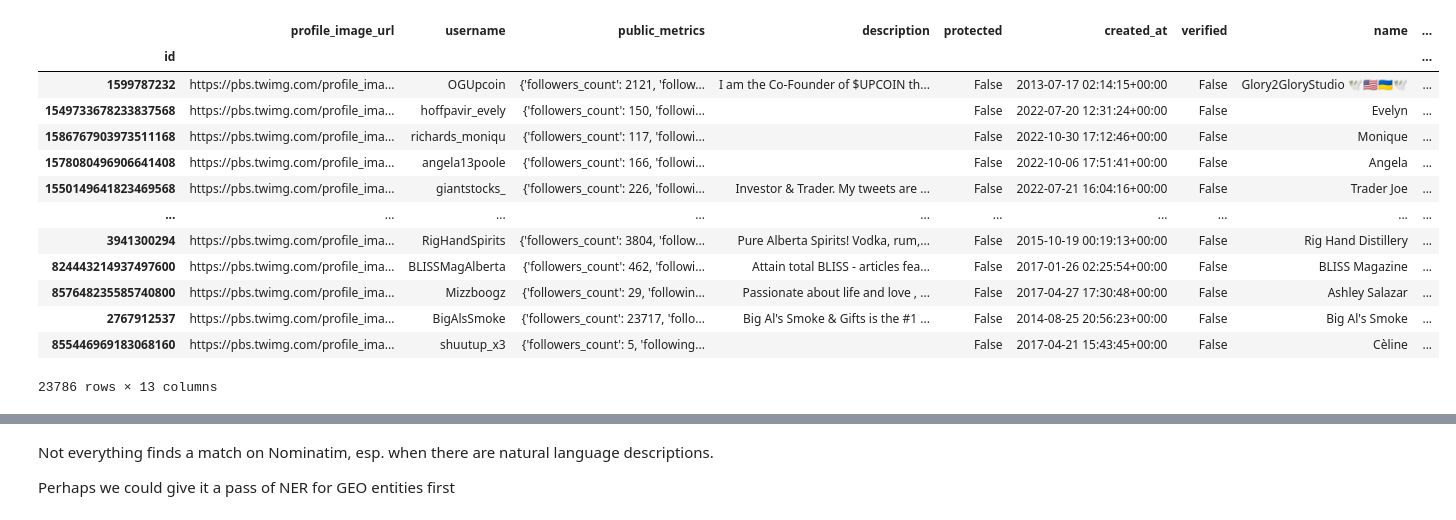
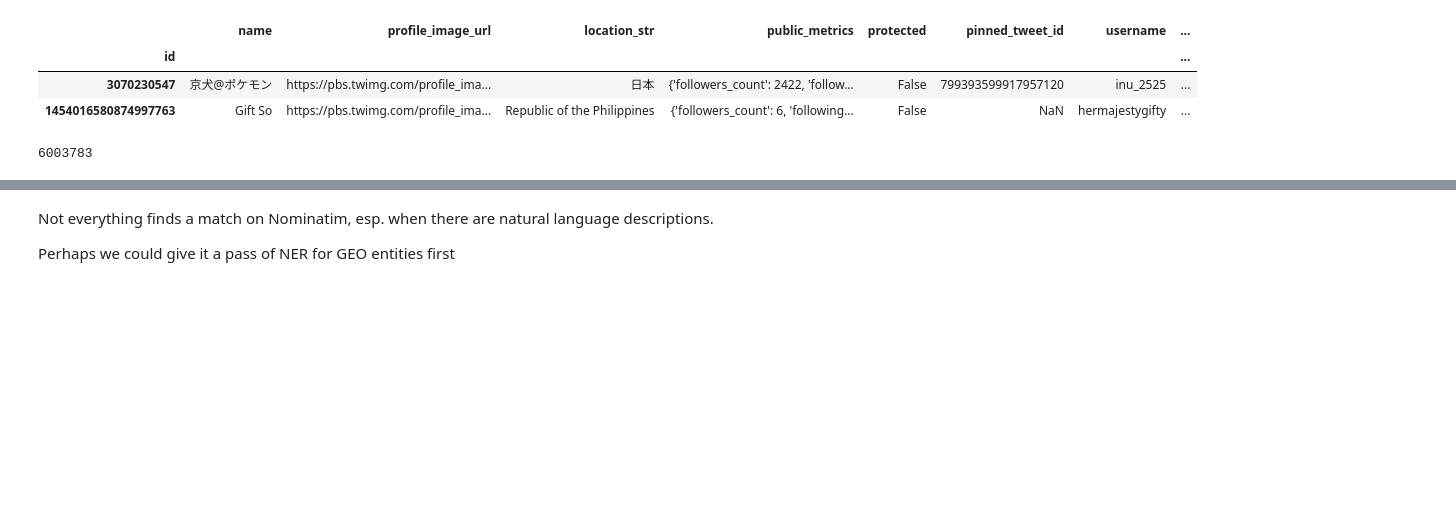
Before and after one commit to hide-ous/twitter_polls, a Jupyter notebook: geocode_from_bios.ipynb, the cells around one changed output, grey strips where cells are left out. Cells and saved outputs as stored; diff of their text form; code cells hidden in the pictures; blank space fills up the shorter version.

```diff
--- a/geocode_from_bios.ipynb
+++ b/geocode_from_bios.ipynb
@@ -79,0 +90,11 @@ users = read_locations(os.path.join(DATA_PATH, 'followers_rehydrated.jsonl'))
+# %%
+followers = list()
+with open('data/followers_rehydrated.jsonl') as f:
+    for l in f:
+        try:
+            followers.append(json.loads(l))
+        except:
+            print(f"can't parse {l.strip()}")
+# %%
+users = pd.DataFrame(followers).rename(columns={'location':'location_str'}
+                                     ).set_index('id').dropna(subset=['location_str'])
@@ -80,19 +103,9 @@ users = read_locations(os.path.join(DATA_PATH, 'followers_rehydrated.jsonl'))
 # %%
-users
+users.head(2)
 # %% [output]
-|  | profile_image_url | username | public_metrics | description | protected | created_at | verified | name | ... |
-| id |  |  |  |  |  |  |  |  | ... |
-| 1599787232 | https://pbs.twimg.com/profile_ima... | OGUpcoin | {'followers_count': 2121, 'follow... | I am the Co-Founder of $UPCOIN th... | False | 2013-07-17 02:14:15+00:00 | False | Glory2GloryStudio 🕊🇺🇸🇺🇦🕊 | ... |
-| 1549733678233837568 | https://pbs.twimg.com/profile_ima... | hoffpavir_evely | {'followers_count': 150, 'followi... |  | False | 2022-07-20 12:31:24+00:00 | False | Evelyn | ... |
-| 1586767903973511168 | https://pbs.twimg.com/profile_ima... | richards_moniqu | {'followers_count': 117, 'followi... |  | False | 2022-10-30 17:12:46+00:00 | False | Monique | ... |
-| 1578080496906641408 | https://pbs.twimg.com/profile_ima... | angela13poole | {'followers_count': 166, 'followi... |  | False | 2022-10-06 17:51:41+00:00 | False | Angela | ... |
-| 1550149641823469568 | https://pbs.twimg.com/profile_ima... | giantstocks_ | {'followers_count': 226, 'followi... | Investor & Trader. My tweets are ... | False | 2022-07-21 16:04:16+00:00 | False | Trader Joe | ... |
-| ... | ... | ... | ... | ... | ... | ... | ... | ... | ... |
-| 3941300294 | https://pbs.twimg.com/profile_ima... | RigHandSpirits | {'followers_count': 3804, 'follow... | Pure Alberta Spirits! Vodka, rum,... | False | 2015-10-19 00:19:13+00:00 | False | Rig Hand Distillery | ... |
-| 824443214937497600 | https://pbs.twimg.com/profile_ima... | BLISSMagAlberta | {'followers_count': 462, 'followi... | Attain total BLISS - articles fea... | False | 2017-01-26 02:25:54+00:00 | False | BLISS Magazine | ... |
-| 857648235585740800 | https://pbs.twimg.com/profile_ima... | Mizzboogz | {'followers_count': 29, 'followin... | Passionate about life and love , ... | False | 2017-04-27 17:30:48+00:00 | False | Ashley Salazar | ... |
-| 2767912537 | https://pbs.twimg.com/profile_ima... | BigAlsSmoke | {'followers_count': 23717, 'follo... | Big Al's Smoke & Gifts is the #1 ... | False | 2014-08-25 20:56:23+00:00 | False | Big Al's Smoke | ... |
-| 855446969183068160 | https://pbs.twimg.com/profile_ima... | shuutup_x3 | {'followers_count': 5, 'following... |  | False | 2017-04-21 15:43:45+00:00 | False | Cèline | ... |
+|  | name | profile_image_url | location_str | public_metrics | protected | pinned_tweet_id | username | ... |
+| id |  |  |  |  |  |  |  | ... |
+| 3070230547 | 京犬@ポケモン | https://pbs.twimg.com/profile_ima... | 日本 | {'followers_count': 2422, 'follow... | False | 799393599917957120 | inu_2525 | ... |
+| 1454016580874997763 | Gift So | https://pbs.twimg.com/profile_ima... | Republic of the Philippines | {'followers_count': 6, 'following... | False | NaN | hermajestygifty | ... |
-23786 rows × 13 columns
 # %%
 # read the data
@@ -118,0 +123,4 @@ for location in tqdm(unique_locations):
+# %%
+len(locations)
+# %% [output]
+6003783
```
Also changed, not shown: parts of 17 cells of this notebook, 5 other files.
